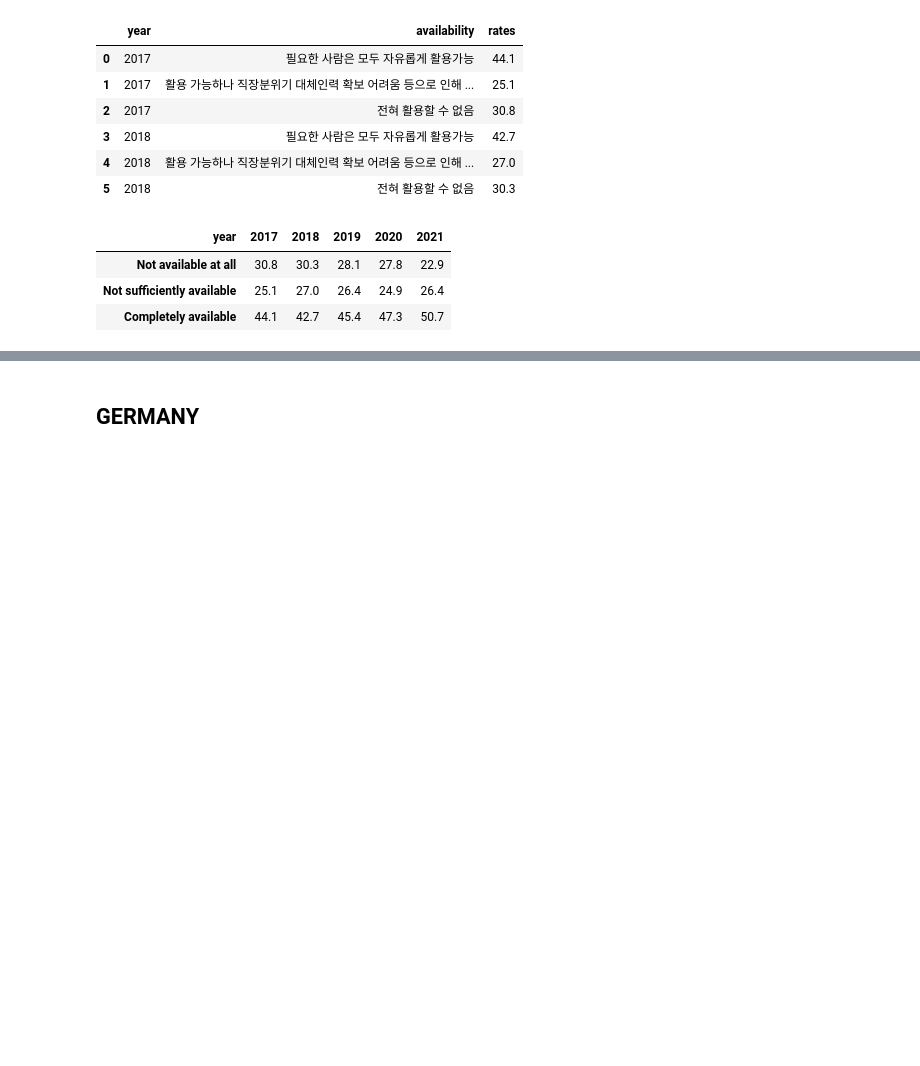
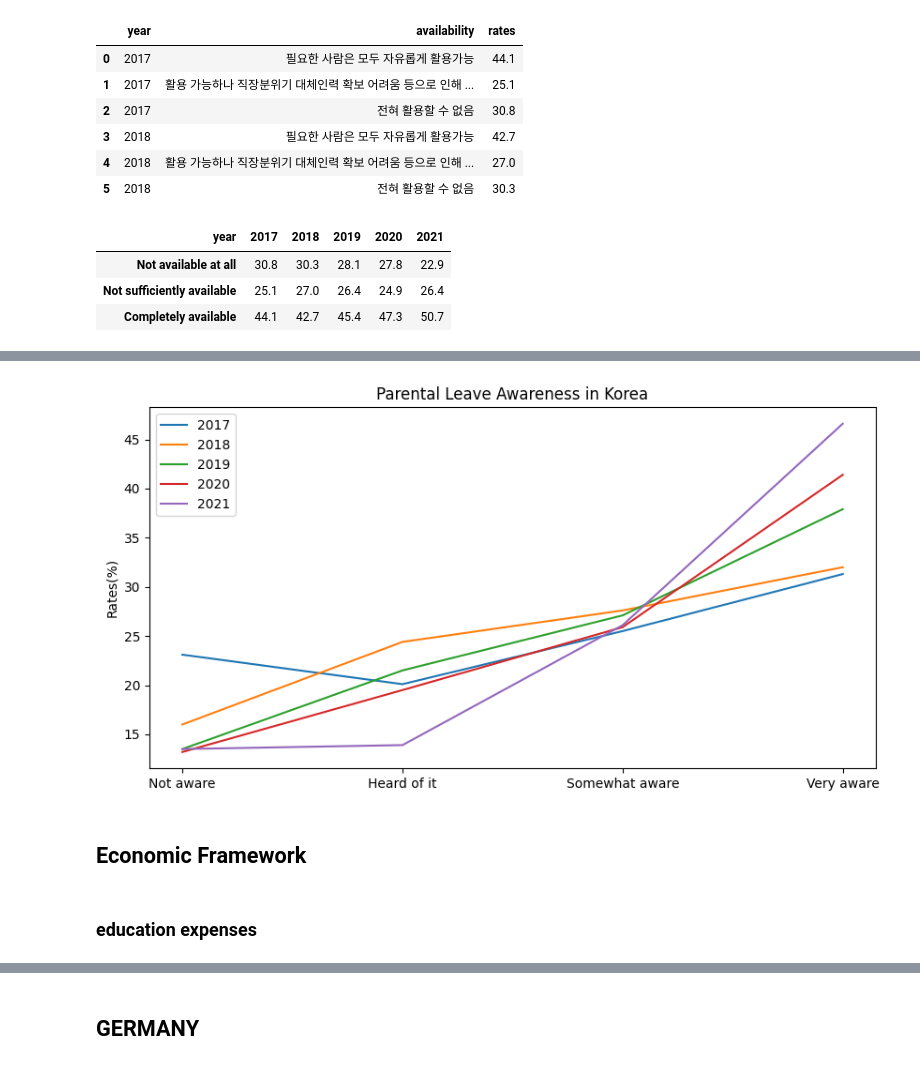
Before and after one commit to ikkjun/Declining_Fertility_Rates, a Jupyter notebook: Declining_Fertility_Rates.ipynb, the cells around one changed output, grey strips where cells are left out. Drawn from its saved outputs; the diff is of its cells as text; code cells hidden in the pictures; blank space fills up the shorter version.

```diff
--- a/Declining_Fertility_Rates.ipynb
+++ b/Declining_Fertility_Rates.ipynb
@@ -405,0 +421,15 @@ plt.show()
+# %%
+pl_aw_r = pl_aw.iloc[0:3].T[2:]
+pl_aw_r = pl_aw_r[pl_aw_r[1] == '비율 (%)'].reset_index()
+pl_aw_r['index'] = pl_aw_r['index'].str.replace(r'\..*', '',regex=True)
+pl_aw_r = pl_aw_r[['index', 0,2]]
+pl_aw_r.columns = ['year', 'awareness', 'ratio(%)']
+
+pl_aw_r['awareness'] = pl_aw_r['awareness'].replace({
+    '잘 알고 있다': 'Very aware',
+    '대충 알고 있다': 'Somewhat aware',
+    '들어본 적은 있다': 'Heard of it',
+    '모른다': 'Not aware'
+})
+
+pl_aw_r.head(6)
@@ -405,0 +444,6 @@ plt.show()
+# %%
+result = pl_aw_r.pivot(index='year', columns='awareness', values='ratio(%)')
+result = result.applymap(lambda x: pd.to_numeric(x, errors='ignore'))
+result = result.T
+result = result.reindex(['Not aware', 'Heard of it', 'Somewhat aware', 'Very aware'])
+result
@@ -405,0 +457,22 @@ plt.show()
+# %%
+plt.figure(figsize=(10, 5))
+
+plt.plot(result['2017'], label='2017')
+plt.plot(result['2018'], label='2018')
+plt.plot(result['2019'], label='2019')
+plt.plot(result['2020'], label='2020')
+plt.plot(result['2021'], label='2021')
+
+plt.xticks(range(len(result)))
+plt.legend()
+
+plt.ylabel('Rates(%)')
+plt.title('Parental Leave Awareness in Korea')
+
+plt.show()
+# %% [output]
+[figure, added]
+# %% [markdown]
+## Economic Framework
+# %% [markdown]
+### education expenses
```
Also changed, not shown: parts of 18 cells of this notebook.
